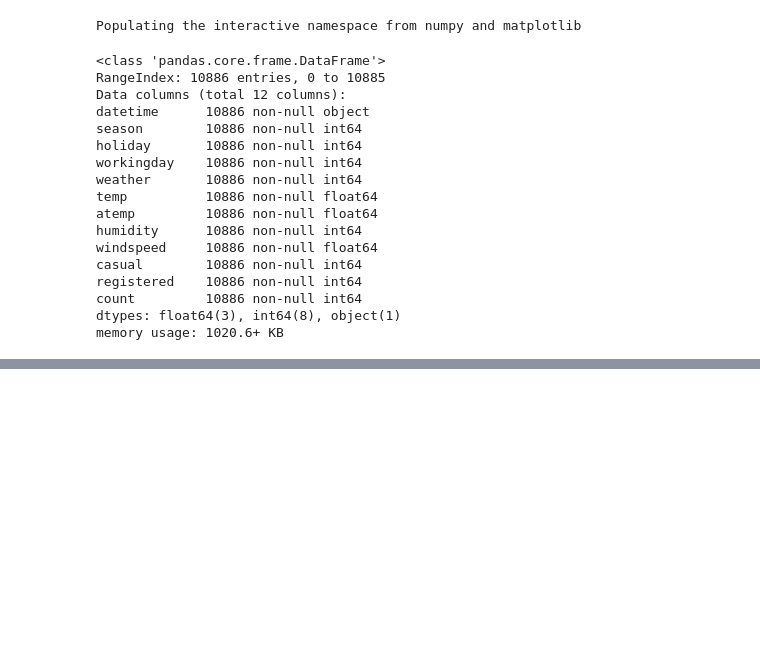
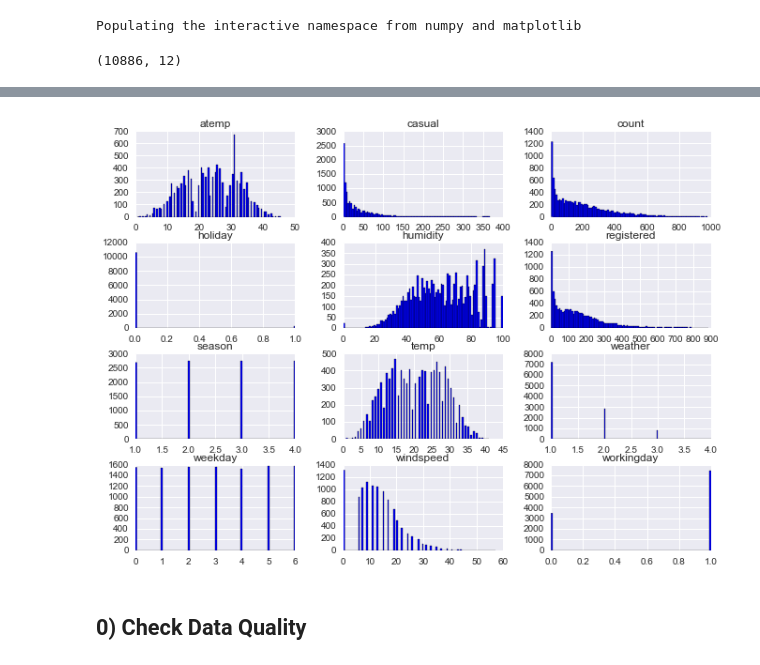
Before and after one commit to yennanliu/Kaggle.com_mini_project, a Jupyter notebook: bike_sharing/Bike_Sharing_EDA.ipynb, the cells around one changed output, grey strips where cells are left out. Drawn from its saved outputs; the diff is of its cells as text; code cells hidden in the pictures; blank space fills up the shorter version.

```diff
--- a/bike_sharing/Bike_Sharing_EDA.ipynb
+++ b/bike_sharing/Bike_Sharing_EDA.ipynb
@@ -22,28 +41,21 @@ df_train = pd.read_csv('~/Kaggle.com_mini_project/bike_sharing/train.csv')
 df_test = pd.read_csv('~/Kaggle.com_mini_project/bike_sharing/test.csv')
 sampleSubmission = pd.read_csv('~/Kaggle.com_mini_project/bike_sharing/samplesubmit.csv')
 # %%
-df_train.info()
+df_train.shape
 # %% [output]
-<class 'pandas.core.frame.DataFrame'>
-RangeIndex: 10886 entries, 0 to 10885
-Data columns (total 12 columns):
-datetime      10886 non-null object
-season        10886 non-null int64
-holiday       10886 non-null int64
-workingday    10886 non-null int64
-weather       10886 non-null int64
-temp          10886 non-null float64
-atemp         10886 non-null float64
-humidity      10886 non-null int64
-windspeed     10886 non-null float64
-casual        10886 non-null int64
-registered    10886 non-null int64
-count         10886 non-null int64
-dtypes: float64(3), int64(8), object(1)
-memory usage: 1020.6+ KB
+(10886, 12)
 # %%
 df_train.head(2)
 # %% [output]
 |  | datetime | season | holiday | workingday | weather | temp | atemp | humidity | windspeed | casual | ... |
 | 0 | 2011-01-01 00:00:00 | 1 | 0 | 0 | 1 | 9.84 | 14.395 | 81 | 0.0 | 3 | ... |
 | 1 | 2011-01-01 01:00:00 | 1 | 0 | 0 | 1 | 9.02 | 13.635 | 80 | 0.0 | 8 | ... |
+# %%
+# histagram on train data
+
+df_train.hist(bins=100, figsize=(11,8),color='blue')
+plt.show()
+# %% [output]
+[figure, added]
+# %% [markdown]
+## 0) Check Data Quality
```
Also changed, not shown: parts of 11 cells of this notebook.
